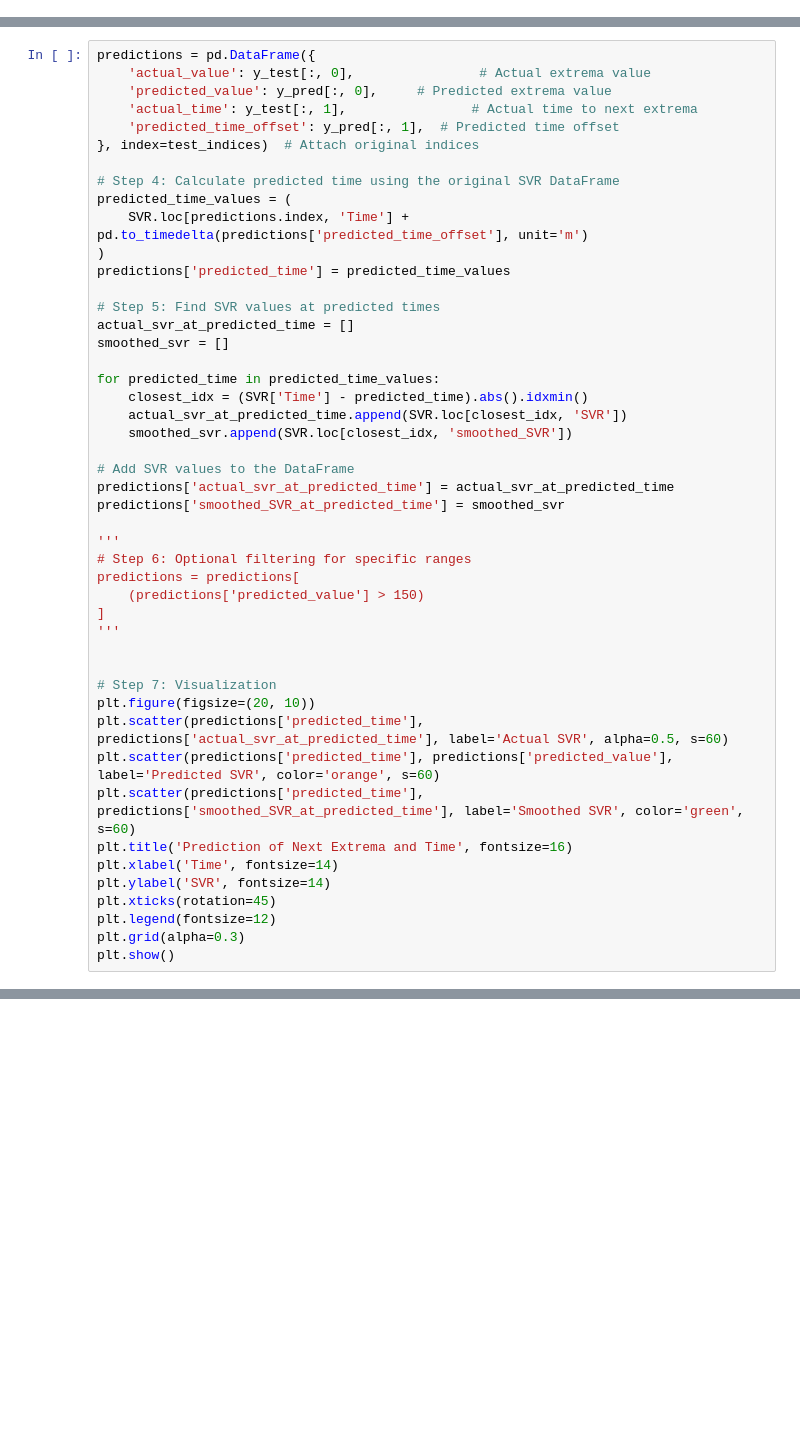
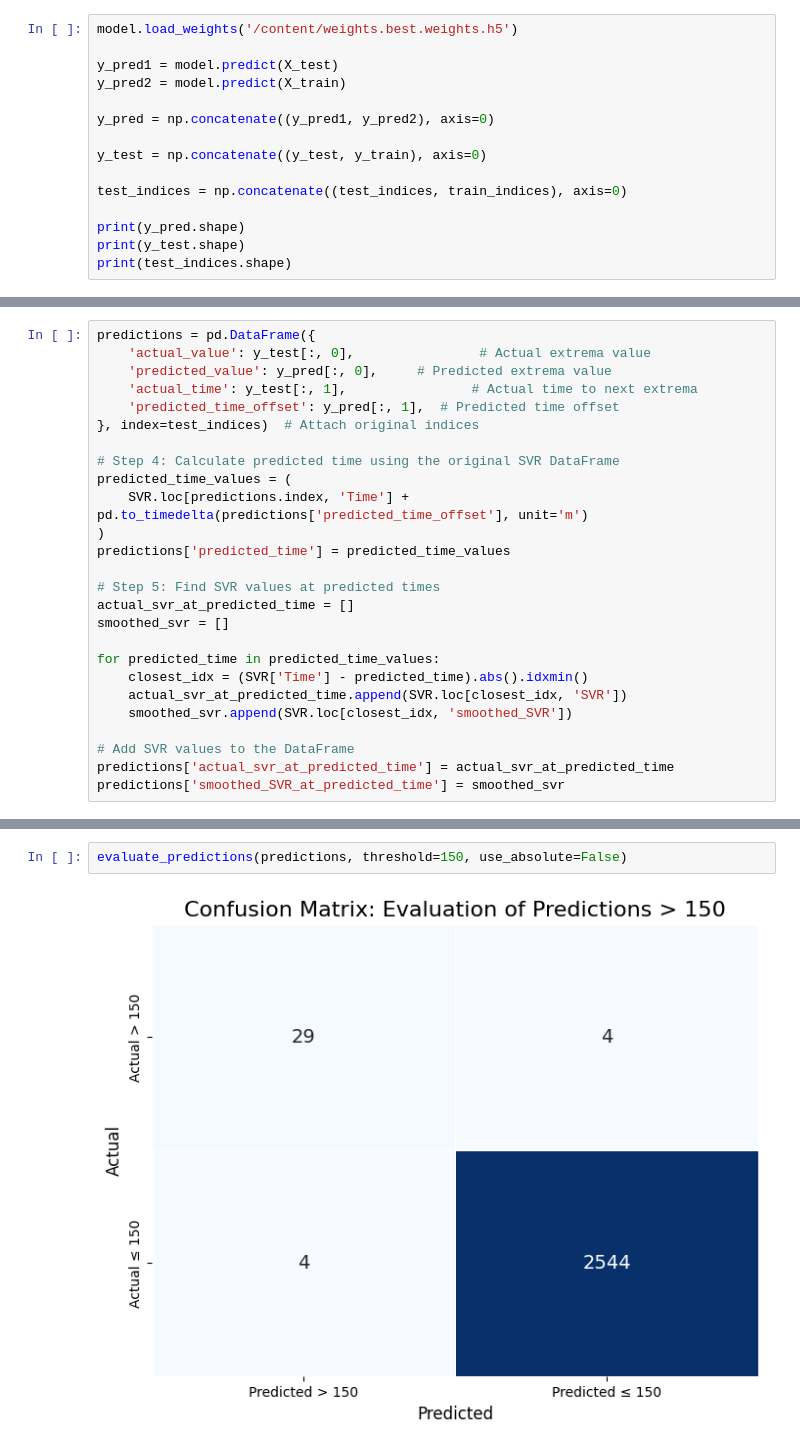
Before and after one commit to matule00/SGE, a Jupyter notebook: NN_SVR_peak.ipynb, the cells around one changed output, grey strips where cells are left out. Drawn from its saved outputs; the diff is of its cells as text; blank space fills up the shorter version.

```diff
--- a/NN_SVR_peak.ipynb
+++ b/NN_SVR_peak.ipynb
@@ -188,0 +247,15 @@ print(test_indices.shape)
+# %%
+model.load_weights('/content/weights.best.weights.h5')
+
+y_pred1 = model.predict(X_test)
+y_pred2 = model.predict(X_train)
+
+y_pred = np.concatenate((y_pred1, y_pred2), axis=0)
+
+y_test = np.concatenate((y_test, y_train), axis=0)
+
+test_indices = np.concatenate((test_indices, train_indices), axis=0)
+
+print(y_pred.shape)
+print(y_test.shape)
+print(test_indices.shape)
@@ -212,24 +291,3 @@ for predicted_time in predicted_time_values:
 # Add SVR values to the DataFrame
 predictions['actual_svr_at_predicted_time'] = actual_svr_at_predicted_time
 predictions['smoothed_SVR_at_predicted_time'] = smoothed_svr
-
-'''
-# Step 6: Optional filtering for specific ranges
-predictions = predictions[
-    (predictions['predicted_value'] > 150)
-]
-'''
-
-
-# Step 7: Visualization
-plt.figure(figsize=(20, 10))
-plt.scatter(predictions['predicted_time'], predictions['actual_svr_at_predicted_time'], label='Actual SVR', alpha=0.5, s=60)
-plt.scatter(predictions['predicted_time'], predictions['predicted_value'], label='Predicted SVR', color='orange', s=60)
-plt.scatter(predictions['predicted_time'], predictions['smoothed_SVR_at_predicted_time'], label='Smoothed SVR', color='green', s=60)
-plt.title('Prediction of Next Extrema and Time', fontsize=16)
-plt.xlabel('Time', fontsize=14)
-plt.ylabel('SVR', fontsize=14)
-plt.xticks(rotation=45)
-plt.legend(fontsize=12)
-plt.grid(alpha=0.3)
-plt.show()
@@ -353,0 +296,4 @@ Mean Standard Deviation Error (excluding True Negatives): 66.8598
+# %%
+evaluate_predictions(predictions, threshold=150, use_absolute=False)
+# %% [output]
+[figure, added]
```
Also changed, not shown: parts of 17 cells of this notebook.
